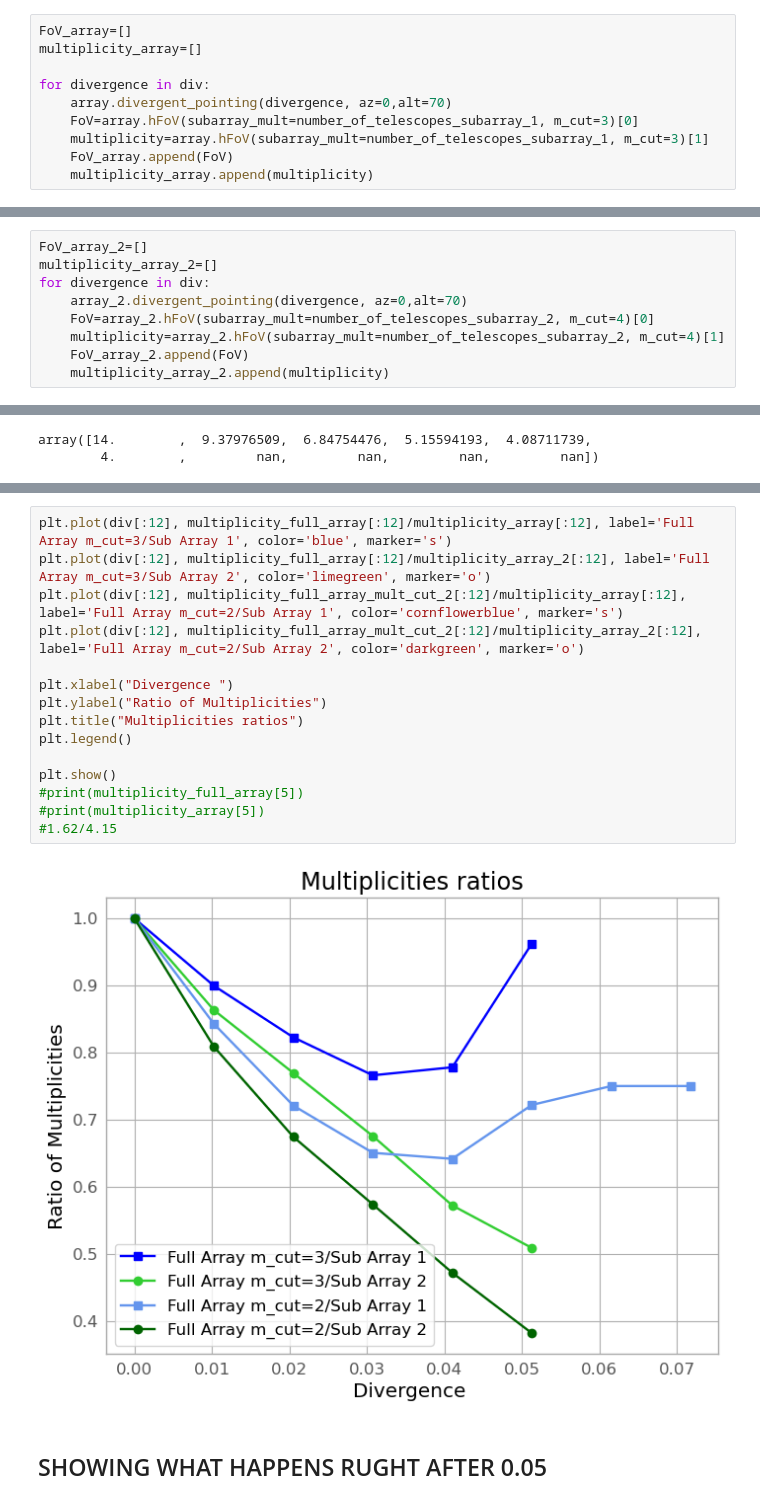
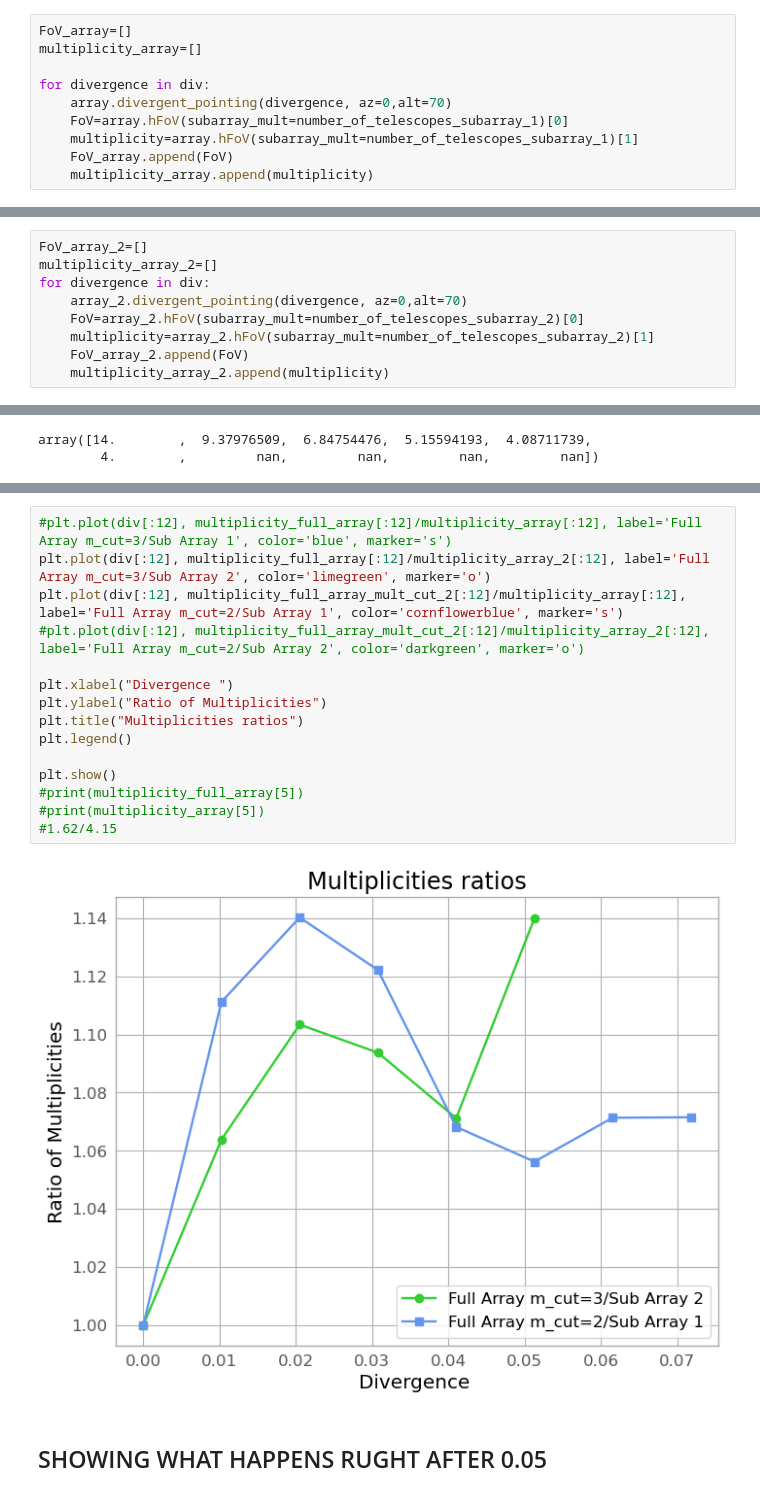
Before and after one commit to SamantaMorales/divtel, a Jupyter notebook: Confronting_full_vs_subarray.ipynb, the cells around one changed output, grey strips where cells are left out. Cells and saved outputs as stored; diff of their text form.

```diff
--- a/Confronting_full_vs_subarray.ipynb
+++ b/Confronting_full_vs_subarray.ipynb
@@ -669,8 +669,8 @@ multiplicity_array=[]
 
 for divergence in div:
     array.divergent_pointing(divergence, az=0,alt=70)
-    FoV=array.hFoV(subarray_mult=number_of_telescopes_subarray_1, m_cut=3)[0]
-    multiplicity=array.hFoV(subarray_mult=number_of_telescopes_subarray_1, m_cut=3)[1]
+    FoV=array.hFoV(subarray_mult=number_of_telescopes_subarray_1)[0]
+    multiplicity=array.hFoV(subarray_mult=number_of_telescopes_subarray_1)[1]
     FoV_array.append(FoV)
     multiplicity_array.append(multiplicity)
 # %%
@@ -689,8 +689,8 @@ FoV_array_2=[]
 multiplicity_array_2=[]
 for divergence in div:
     array_2.divergent_pointing(divergence, az=0,alt=70)
-    FoV=array_2.hFoV(subarray_mult=number_of_telescopes_subarray_2, m_cut=4)[0]
-    multiplicity=array_2.hFoV(subarray_mult=number_of_telescopes_subarray_2, m_cut=4)[1]
+    FoV=array_2.hFoV(subarray_mult=number_of_telescopes_subarray_2)[0]
+    multiplicity=array_2.hFoV(subarray_mult=number_of_telescopes_subarray_2)[1]
     FoV_array_2.append(FoV)
     multiplicity_array_2.append(multiplicity)
 # %%
@@ -938,20 +910,20 @@ array([14.        , 10.86519608,  8.89910979,  7.63359746,  7.14590444,
 # %%
-plt.plot(div[:12], multiplicity_full_array[:12]/multiplicity_array[:12], label='Full Array m_cut=3/Sub Array 1', color='blue', marker='s')
+#plt.plot(div[:12], multiplicity_full_array[:12]/multiplicity_array[:12], label='Full Array m_cut=3/Sub Array 1', color='blue', marker='s')
 plt.plot(div[:12], multiplicity_full_array[:12]/multiplicity_array_2[:12], label='Full Array m_cut=3/Sub Array 2', color='limegreen', marker='o')
 plt.plot(div[:12], multiplicity_full_array_mult_cut_2[:12]/multiplicity_array[:12], label='Full Array m_cut=2/Sub Array 1', color='cornflowerblue', marker='s')
-plt.plot(div[:12], multiplicity_full_array_mult_cut_2[:12]/multiplicity_array_2[:12], label='Full Array m_cut=2/Sub Array 2', color='darkgreen', marker='o')
+#plt.plot(div[:12], multiplicity_full_array_mult_cut_2[:12]/multiplicity_array_2[:12], label='Full Array m_cut=2/Sub Array 2', color='darkgreen', marker='o')
 
 plt.xlabel("Divergence ")
 plt.ylabel("Ratio of Multiplicities")
 plt.title("Multiplicities ratios")
 plt.legend()
 
 plt.show()
 #print(multiplicity_full_array[5])
 #print(multiplicity_array[5])
 #1.62/4.15
 # %% [output]
-[figure, old version]
+[figure, new version]
 # %% [markdown]
 ## SHOWING WHAT HAPPENS RUGHT AFTER 0.05
 # %%
```
Also changed, not shown: parts of 26 cells of this notebook, 3 other files.
